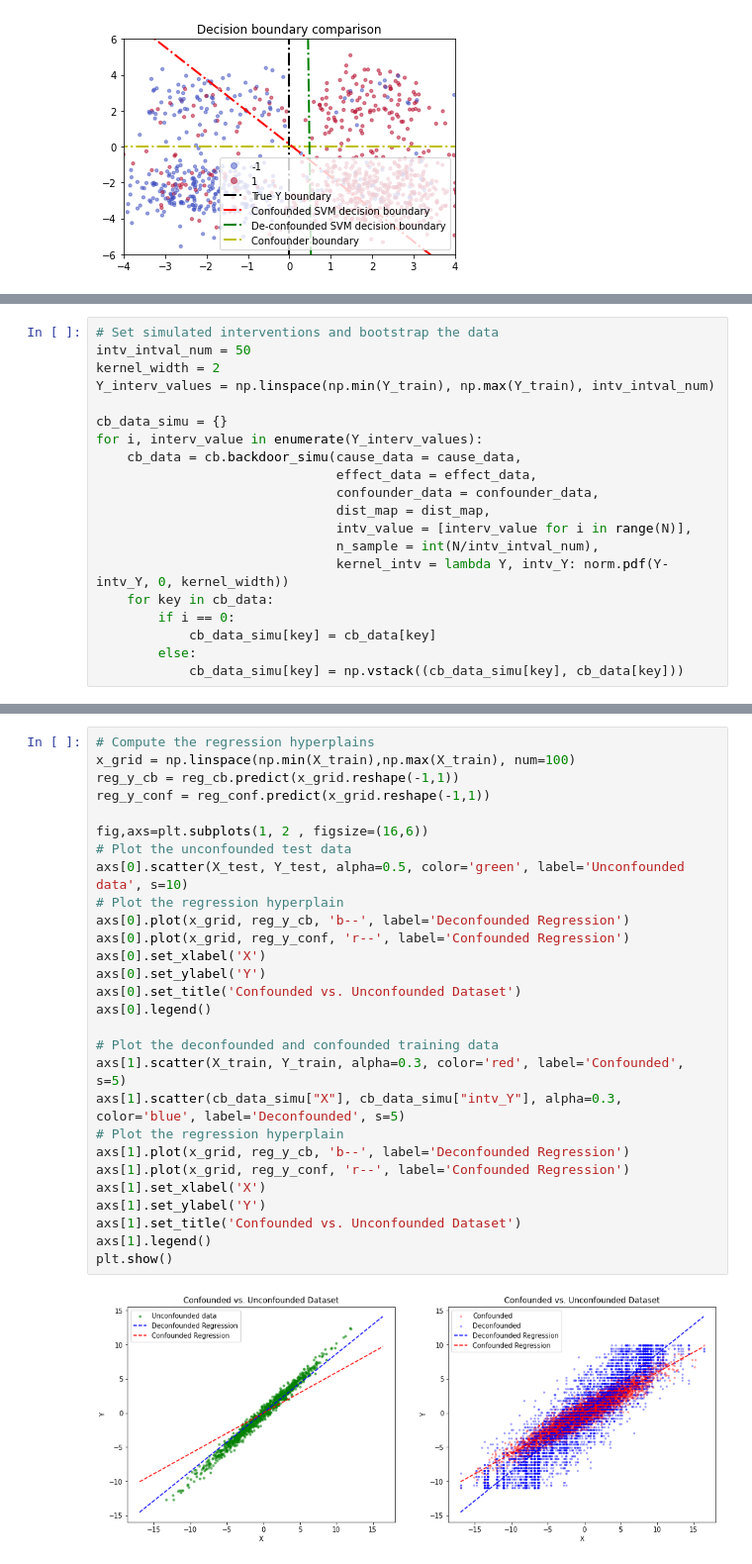
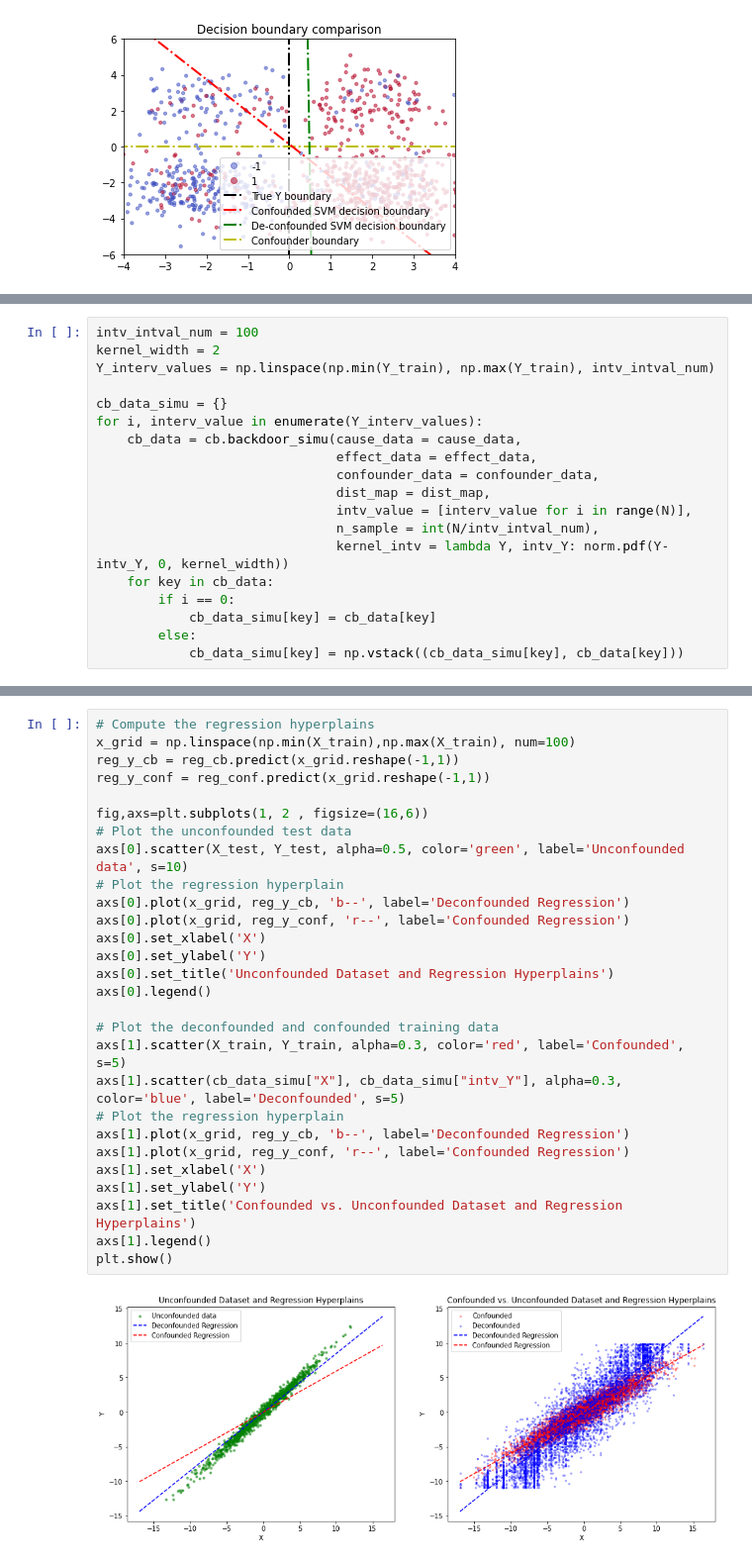
Before and after one commit to JianqiaoMao/CausalBootstrapping, a Jupyter notebook: CausalBootstrapping/Tutorials/Tutorial1-Backdoor.ipynb, the cells around one changed output, grey strips where cells are left out. Shown: that part at 99% size. Cells and saved outputs as stored; diff of their text form.

```diff
--- a/CausalBootstrapping/Tutorials/Tutorial1-Backdoor.ipynb
+++ b/CausalBootstrapping/Tutorials/Tutorial1-Backdoor.ipynb
@@ -220,6 +237,5 @@ dist_map = {tuple(sorted(['Y', 'U'])): lambda Y, U: pdf_yu([Y,U]),
 # %%
-# Set simulated interventions and bootstrap the data
-intv_intval_num = 50
+intv_intval_num = 100
 kernel_width = 2
 Y_interv_values = np.linspace(np.min(Y_train), np.max(Y_train), intv_intval_num)
 
@@ -286,30 +319,30 @@ R-squared: 0.8258
 # %%
 # Compute the regression hyperplains
 x_grid = np.linspace(np.min(X_train),np.max(X_train), num=100)
 reg_y_cb = reg_cb.predict(x_grid.reshape(-1,1))
 reg_y_conf = reg_conf.predict(x_grid.reshape(-1,1))
 
 fig,axs=plt.subplots(1, 2 , figsize=(16,6))
 # Plot the unconfounded test data
 axs[0].scatter(X_test, Y_test, alpha=0.5, color='green', label='Unconfounded data', s=10)
 # Plot the regression hyperplain
 axs[0].plot(x_grid, reg_y_cb, 'b--', label='Deconfounded Regression')
 axs[0].plot(x_grid, reg_y_conf, 'r--', label='Confounded Regression')
 axs[0].set_xlabel('X')
 axs[0].set_ylabel('Y')
-axs[0].set_title('Confounded vs. Unconfounded Dataset')
+axs[0].set_title('Unconfounded Dataset and Regression Hyperplains')
 axs[0].legend()
 
 # Plot the deconfounded and confounded training data
 axs[1].scatter(X_train, Y_train, alpha=0.3, color='red', label='Confounded', s=5)
 axs[1].scatter(cb_data_simu["X"], cb_data_simu["intv_Y"], alpha=0.3, color='blue', label='Deconfounded', s=5)
 # Plot the regression hyperplain
 axs[1].plot(x_grid, reg_y_cb, 'b--', label='Deconfounded Regression')
 axs[1].plot(x_grid, reg_y_conf, 'r--', label='Confounded Regression')
 axs[1].set_xlabel('X')
 axs[1].set_ylabel('Y')
-axs[1].set_title('Confounded vs. Unconfounded Dataset')
+axs[1].set_title('Confounded vs. Unconfounded Dataset and Regression Hyperplains')
 axs[1].legend()
 plt.show()
 # %% [output]
-[figure, old version]
+[figure, new version]
```
Also changed, not shown: parts of 20 cells of this notebook.
